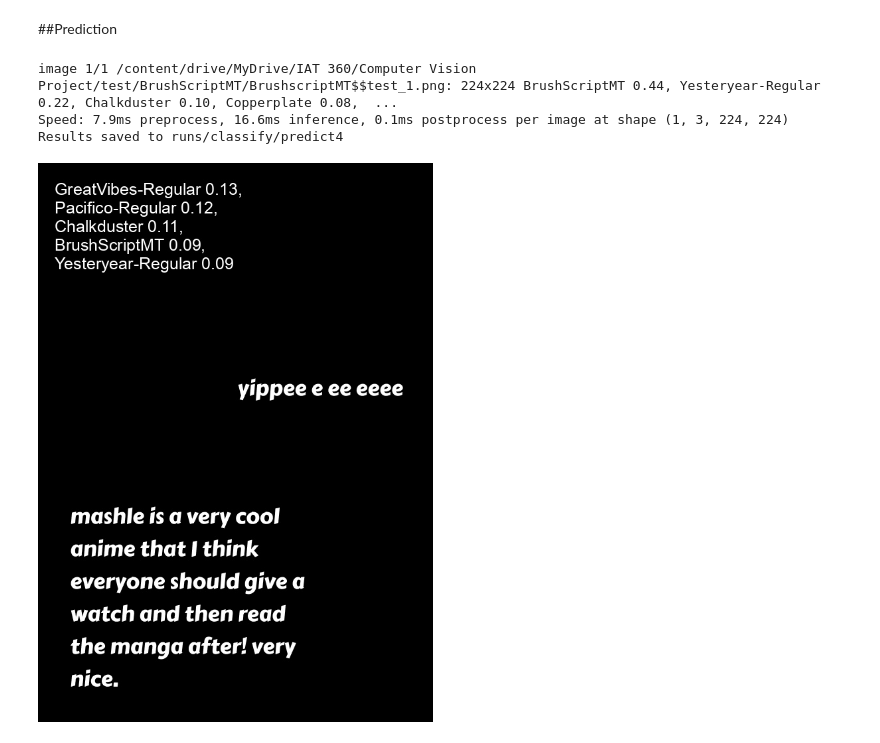
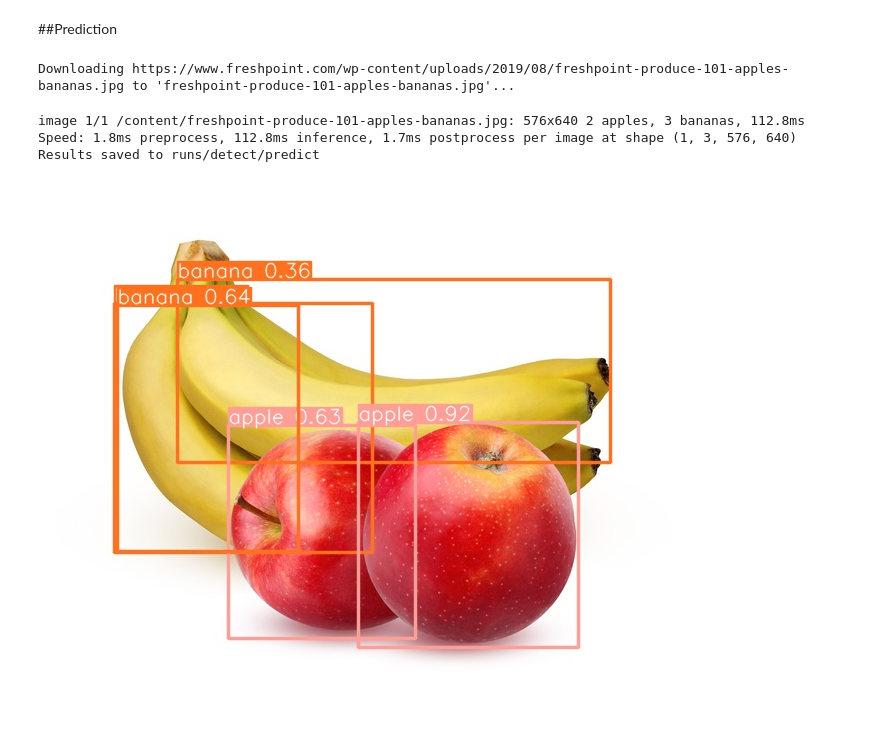
Before and after one commit to yuukionna022/ComputerVisionFontsExtended, a Jupyter notebook: ComputerVisionProject.ipynb, the cells around one changed output. Cells and saved outputs as stored; diff of their text form; code cells hidden in the pictures.

```diff
--- a/ComputerVisionProject.ipynb
+++ b/ComputerVisionProject.ipynb
@@ -563,19 +663,20 @@ Image.open('/content/runs/classify/train52/confusion_matrix_normalized.png')
 # %% [markdown]
 ##Prediction
 # %%
-model = YOLO('/content/runs/classify/train5/weights/best.pt')  # load a custom model
+model = YOLO(' )  # load a custom model
 
 # Predict with the model with any image from internet?
-results = model('/content/drive/MyDrive/IAT 360/Computer Vision Project/test/BrushScriptMT/BrushscriptMT$$test_1.png', save=True)
+results = model('https://www.freshpoint.com/wp-content/uploads/2019/08/freshpoint-produce-101-apples-bananas.jpg', save=True)
 # %% [output]
-image 1/1 /content/drive/MyDrive/IAT 360/Computer Vision Project/test/BrushScriptMT/BrushscriptMT$$test_1.png: 224x224 BrushScriptMT 0.44, Yesteryear-Regular 0.22, Chalkduster 0.10, Copperplate 0.08,  ...
-Speed: 7.9ms preprocess, 16.6ms inference, 0.1ms postprocess per image at shape (1, 3, 224, 224)
-Results saved to runs/classify/predict4
+Downloading https://www.freshpoint.com/wp-content/uploads/2019/08/freshpoint-produce-101-apples-bananas.jpg to 'freshpoint-produce-101-apples-bananas.jpg'...
+image 1/1 /content/freshpoint-produce-101-apples-bananas.jpg: 576x640 2 apples, 3 bananas, 112.8ms
+Speed: 1.8ms preprocess, 112.8ms inference, 1.7ms postprocess per image at shape (1, 3, 576, 640)
+Results saved to runs/detect/predict
 # %%
 # SHOW THE IMAGE STORED
 %matplotlib inline
 from PIL import Image
 
-Image.open('/content/runs/classify/predict2/CarterOne$$test_1.jpg')
+Image.open('/content/runs/detect/predict/freshpoint-produce-101-apples-bananas.jpg')
 # %% [output]
-[figure, old version]
+[figure, new version]
```
Also changed, not shown: parts of 85 cells of this notebook.
